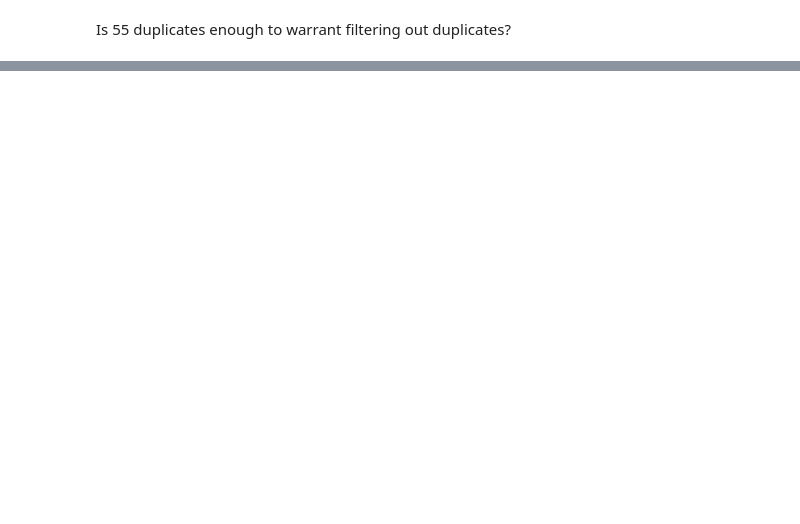
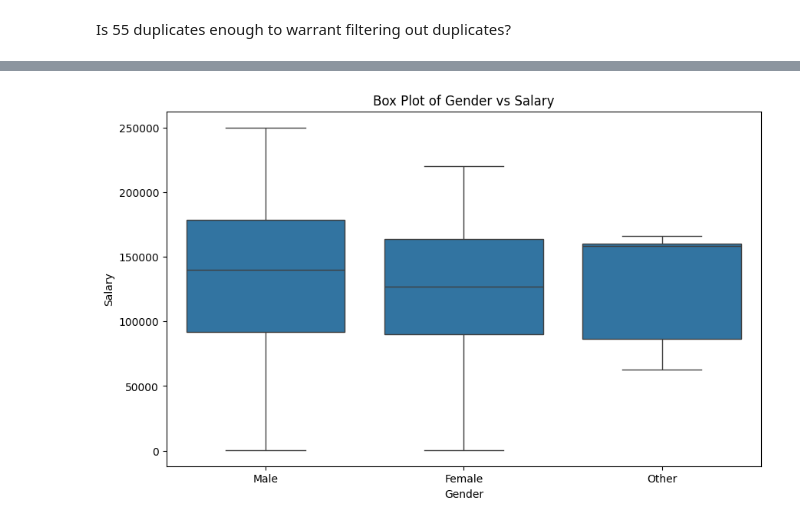
Before and after one commit to JackVacek/AI4ALL, a Jupyter notebook: Preprocessing.ipynb, the cells around one changed output, grey strips where cells are left out. Saved outputs shown, nothing was run; the diff lists cells and outputs as text; code cells hidden in the pictures; blank space fills up the shorter version.

```diff
--- a/Preprocessing.ipynb
+++ b/Preprocessing.ipynb
@@ -382,0 +375,9 @@ Number of rows after removing duplicates 896
+# %%
+plt.figure(figsize=(10, 6))
+sns.boxplot(x='Gender', y='Salary', data=filtered_df)
+plt.title('Box Plot of Gender vs Salary')
+plt.xlabel('Gender')
+plt.ylabel('Salary')
+plt.show()
+# %% [output]
+[figure, added]
```
Also changed, not shown: parts of 13 cells of this notebook.
